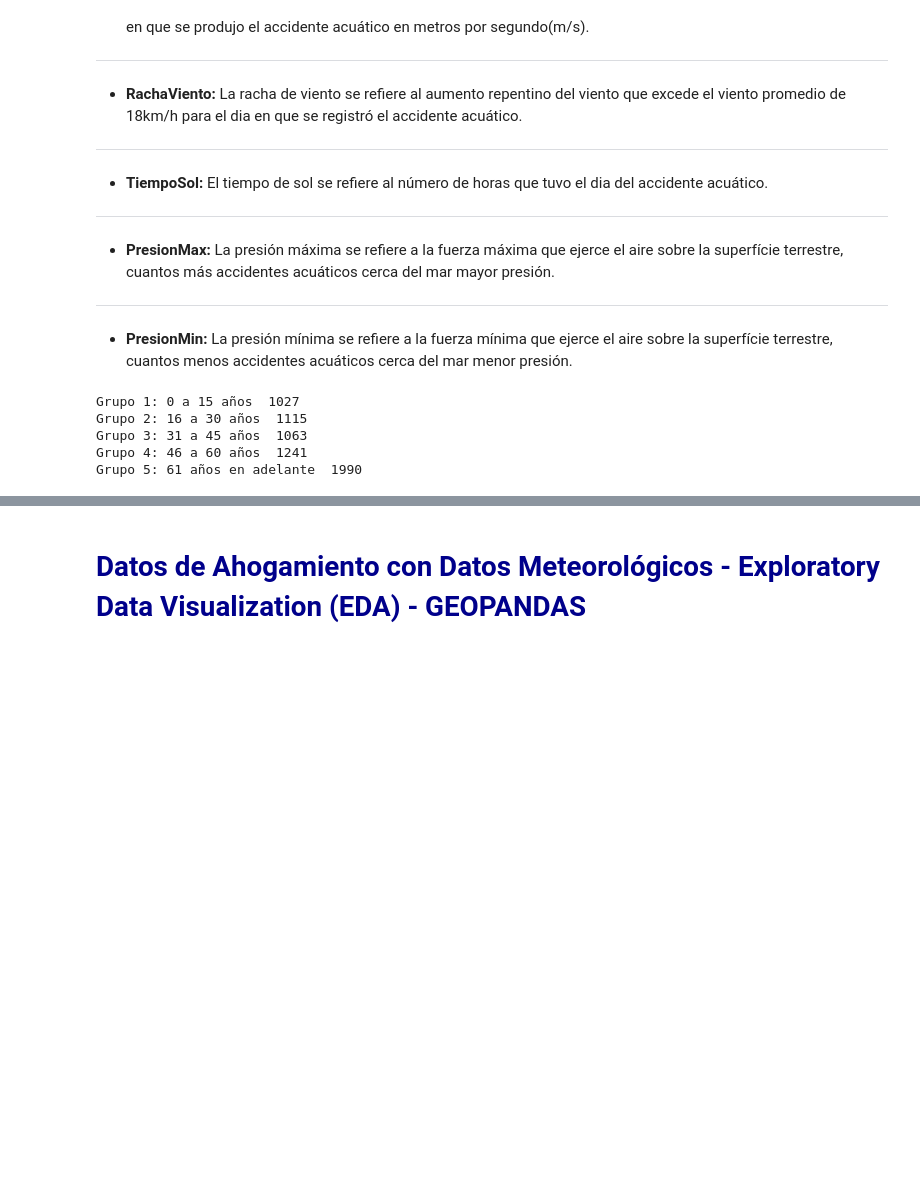
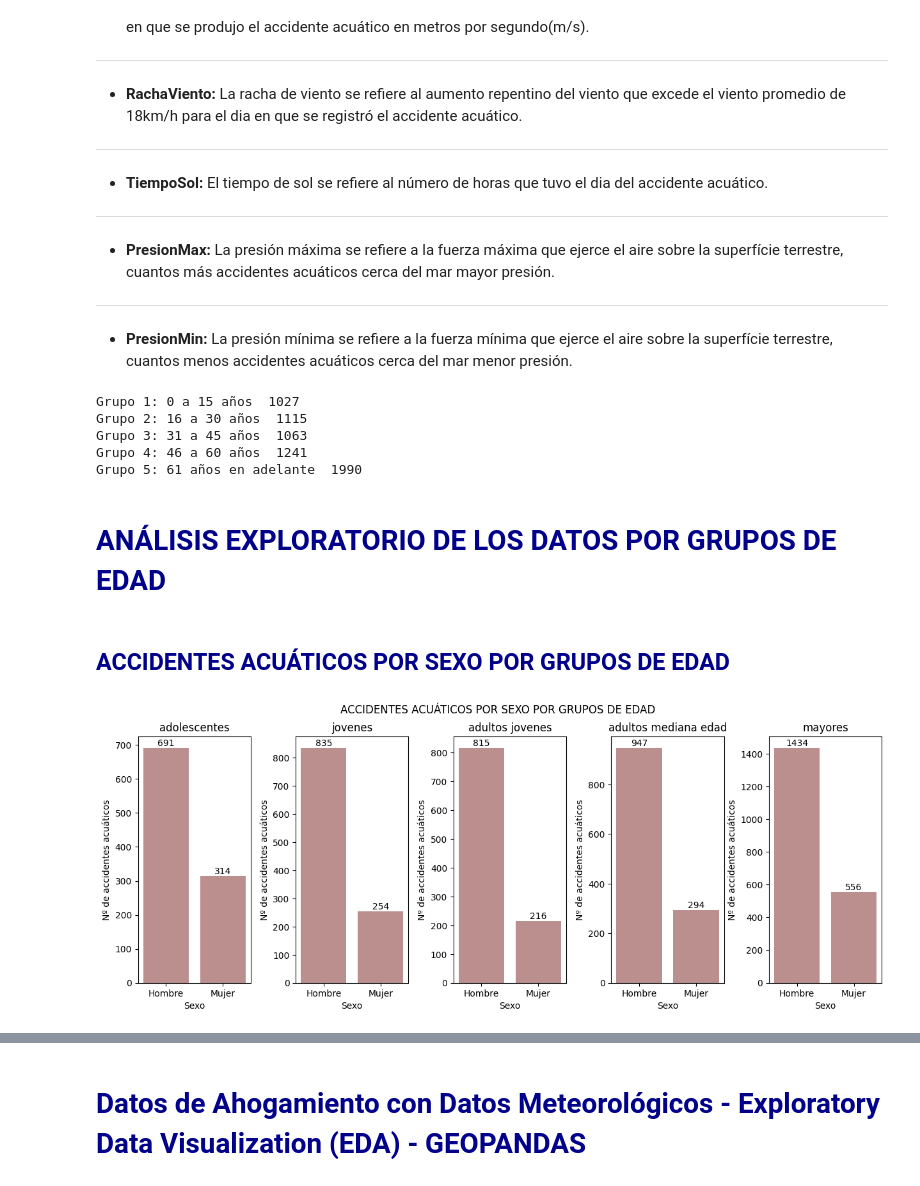
Before and after one commit to adrianova8/Datos_Ahogamientos_Espana, a Jupyter notebook: TFM - Notebooks/Datos de Ahogamiento con Datos Meteorológicos - Exploratory Data Visualization (EDA).ipynb, the cells around one changed output, grey strips where cells are left out. Saved outputs shown, nothing was run; the diff lists cells and outputs as text; code cells hidden in the pictures; blank space fills up the shorter version.

Commit message:
Ampliación análisis de datos + Geopandas

```diff
--- a/TFM - Notebooks/Datos de Ahogamiento con Datos Meteorológicos - Exploratory Data Visualization (EDA).ipynb
+++ b/TFM - Notebooks/Datos de Ahogamiento con Datos Meteorológicos - Exploratory Data Visualization (EDA).ipynb
@@ -131,3 +133,5 @@ adultos_jovenes = datos_ahogamientos[(datos_ahogamientos["Edad"] > 31) & (datos_
 adultos_mediana_edad = datos_ahogamientos[(datos_ahogamientos["Edad"] >= 46) & (datos_ahogamientos["Edad"] <= 60)]
 
 mayores = datos_ahogamientos[(datos_ahogamientos["Edad"] >= 61)]
+# %% [markdown]
+# <span style=color:darkblue> ANÁLISIS EXPLORATORIO DE LOS DATOS POR GRUPOS DE EDAD </span>
@@ -133,0 +145,42 @@ mayores = datos_ahogamientos[(datos_ahogamientos["Edad"] >= 61)]
+# %%
+# Definimos las bases de datos y los nombres de las mismas
+age_types = ["adolescentes_c", "jovenes_c", "adultos_jovenes_c", "adultos_mediana_edad_c", "mayores_c"]
+name_age_types = ["adolescentes", "jovenes", "adultos jovenes", "adultos mediana edad", "mayores"]
+# %%
+# Separamos la FECHA en Año y Mes
+for i in age_types:
+
+    # obtener el DataFrame correspondiente con globals()
+    df = globals()[i]
+
+    # Convertimos la variable fecha a tipo datetime
+    df['Fecha'] = pd.to_datetime(df["Fecha"], dayfirst=True, utc = True)
+
+    # Creamos la columna mes y año a partir de la variable Fecha
+    df.insert(1, "Año", df["Fecha"].dt.year)
+    df.insert(2, "Mes", df["Fecha"].dt.month)
+    df.insert(3, "Dia", df["Fecha"].dt.day)
+# %% [markdown]
+## <span style=color:darkblue> ACCIDENTES ACUÁTICOS POR SEXO POR GRUPOS DE EDAD</span>
+# %%
+# Veamos la distribución entre hombres y mujeres
+fig, axs = plt.subplots(1, 5, figsize = (15, 5))
+
+for i, age_type in enumerate(age_types):
+
+    df = globals()[age_type]
+    df = df[df["Sexo"] != "Sin Datos"]["Sexo"].value_counts()
+
+    fig.suptitle("ACCIDENTES ACUÁTICOS POR SEXO POR GRUPOS DE EDAD")
+    axs[i].bar(df.index, df.values, color = 'rosybrown')
+    axs[i].set_xlabel('Sexo')
+    axs[i].set_ylabel('Nº de accidentes acuáticos')
+    axs[i].set_title( name_age_types[i] )
+    # añadir los valores encima de las columnas
+    for j, v in enumerate(df.values):
+        axs[i].text(j, v, str(v), ha='center', va='bottom')
+
+plt.subplots_adjust(wspace=0.4)
+plt.show()
+# %% [output]
+[figure, added]
```
Also changed, not shown: parts of 61 cells of this notebook.
